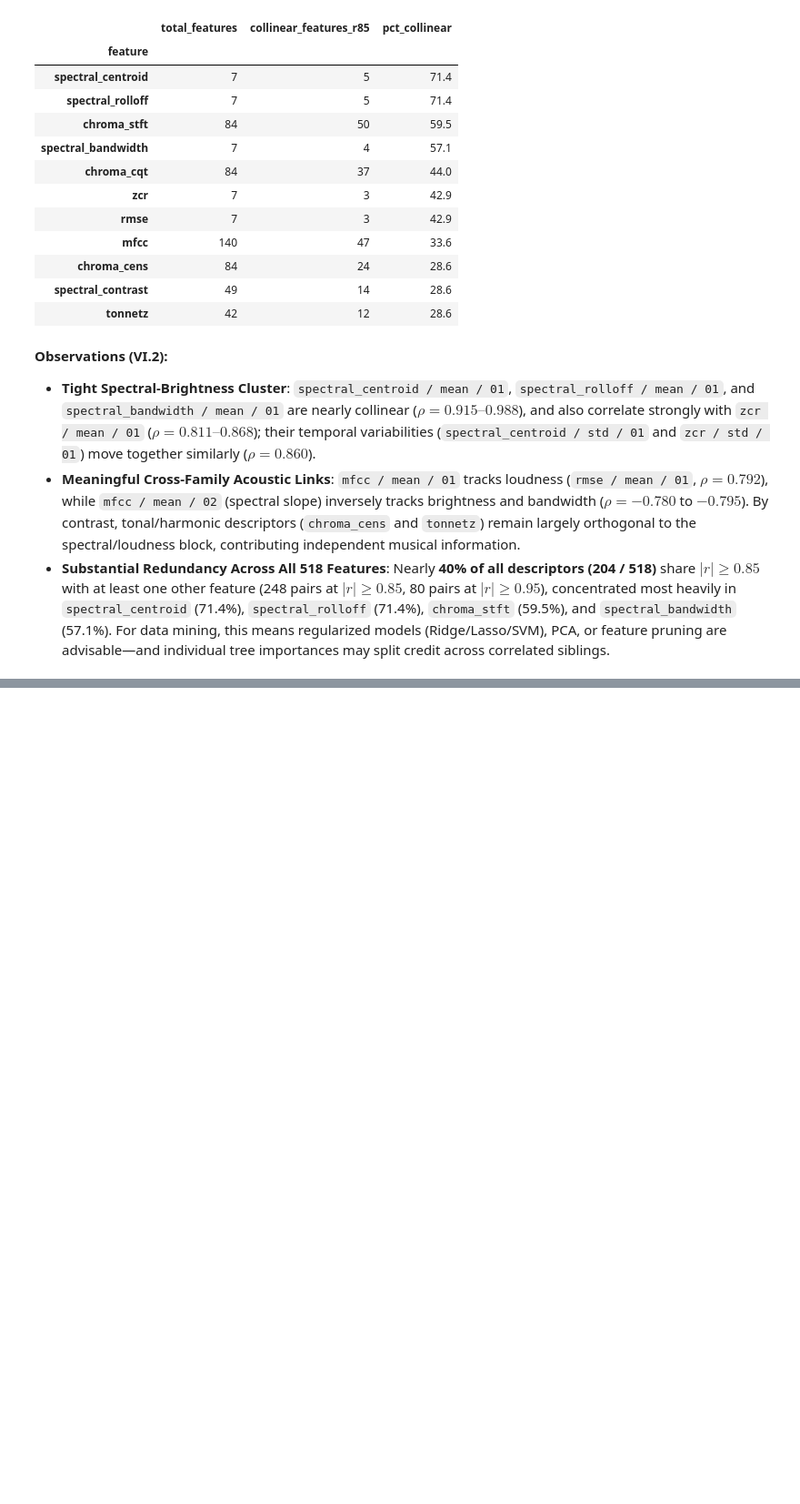
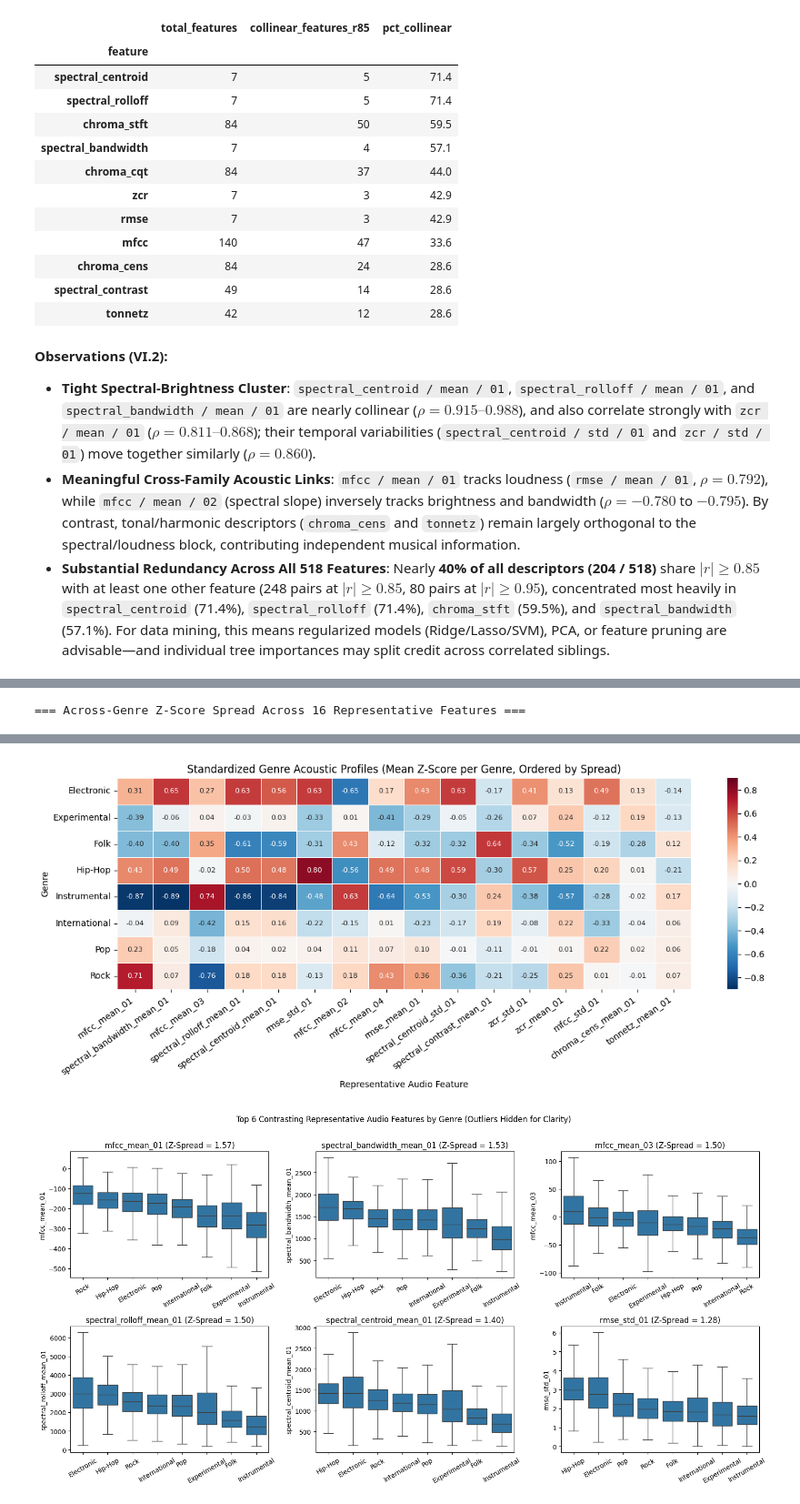
Before and after one commit to daqhi/Music-Genre-Classification, a Jupyter notebook: music_genre_classification.ipynb, the cells around one changed output, grey strips where cells are left out. Shown at 91% size. Drawn from its saved outputs; the diff is of its cells as text; code cells hidden in the pictures; blank space fills up the shorter version.

```diff
--- a/music_genre_classification.ipynb
+++ b/music_genre_classification.ipynb
@@ -2274,0 +1327,78 @@ While this EDA establishes a clean, leakage-free baseline and strong exploratory
+# %%
+# VI.3 Acoustic Feature Profiles Across Genres (Standardized Means & Distributions)
+rep_cols = [
+    ('spectral_centroid', 'mean', '01'),
+    ('spectral_bandwidth', 'mean', '01'),
+    ('spectral_rolloff', 'mean', '01'),
+    ('spectral_contrast', 'mean', '01'),
+    ('mfcc', 'mean', '01'),
+    ('mfcc', 'mean', '02'),
+    ('mfcc', 'mean', '03'),
+    ('mfcc', 'mean', '04'),
+    ('rmse', 'mean', '01'),
+    ('zcr', 'mean', '01'),
+    ('chroma_cens', 'mean', '01'),
+    ('tonnetz', 'mean', '01'),
+    ('rmse', 'std', '01'),
+    ('spectral_centroid', 'std', '01'),
+    ('zcr', 'std', '01'),
+    ('mfcc', 'std', '01'),
+]
+rep_labels = [f"{a}_{b}_{c}" for a, b, c in rep_cols]
+rep_df = clean_features[rep_cols].copy()
+rep_df.columns = rep_labels
+genre = clean_tracks[('track', 'genre_top')]
+
+# 1. Standardized (z-score) genre acoustic profile ordered by across-genre z-score spread
+z_rep = (rep_df - rep_df.mean()) / rep_df.std()
+z_rep['genre'] = genre.values
+genre_profile = z_rep.groupby('genre')[rep_labels].mean()
+spread = (genre_profile.max() - genre_profile.min()).sort_values(ascending=False)
+genre_profile = genre_profile[spread.index]
+
+spread_df = pd.DataFrame({
+    'Feature': spread.index,
+    'Z_Spread_Max_Minus_Min': spread.values.round(3),
+    'Highest_Genre': [genre_profile[f].idxmax() for f in spread.index],
+    'Lowest_Genre': [genre_profile[f].idxmin() for f in spread.index],
+})
+print("=== Across-Genre Z-Score Spread Across 16 Representative Features ===")
+display(spread_df)
+
+plt.figure(figsize=(13, 5.5))
+sns.heatmap(
+    genre_profile,
+    annot=True,
+    fmt='.2f',
+    cmap='RdBu_r',
+    center=0,
+    vmin=-0.9,
+    vmax=0.9,
+    linewidths=0.4,
+    annot_kws={'size': 8},
+)
+plt.title("Standardized Genre Acoustic Profiles (Mean Z-Score per Genre, Ordered by Spread)")
+plt.xlabel("Representative Audio Feature")
+plt.ylabel("Genre")
+plt.xticks(rotation=35, ha='right')
+plt.tight_layout()
+plt.show()
+
+# 2. Boxplots for the top 6 most contrasting representative features
+top6_feats = spread.head(6).index.tolist()
+plot_df = rep_df[top6_feats].copy()
+plot_df['genre'] = genre.values
+
+fig, axes = plt.subplots(2, 3, figsize=(16, 8))
+for ax, feat in zip(axes.flat, top6_feats):
+    order = plot_df.groupby('genre')[feat].median().sort_values(ascending=False).index
+    sns.boxplot(data=plot_df, x='genre', y=feat, order=order, showfliers=False, ax=ax)
+    ax.set_title(f"{feat} (Z-Spread = {spread[feat]:.2f})")
+    ax.set_xlabel("")
+    ax.tick_params(axis='x', rotation=30)
+
+plt.suptitle("Top 6 Contrasting Representative Audio Features by Genre (Outliers Hidden for Clarity)", y=1.01)
+plt.tight_layout()
+plt.show()
+# %% [output]
+=== Across-Genre Z-Score Spread Across 16 Representative Features ===
@@ -2274,0 +1422,2 @@ While this EDA establishes a clean, leakage-free baseline and strong exploratory
+[figure, added]
+[figure, added]
```
Also changed, not shown: parts of 63 cells of this notebook.
